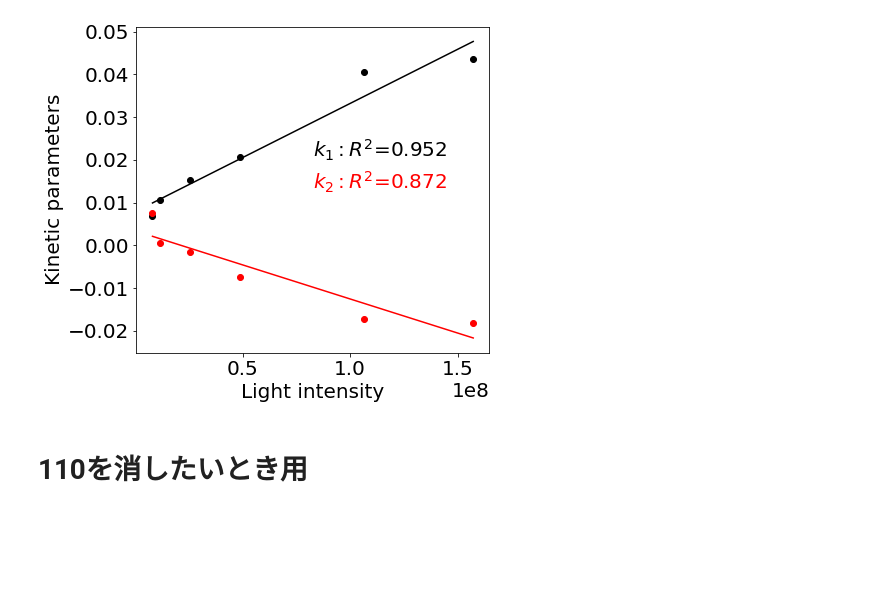
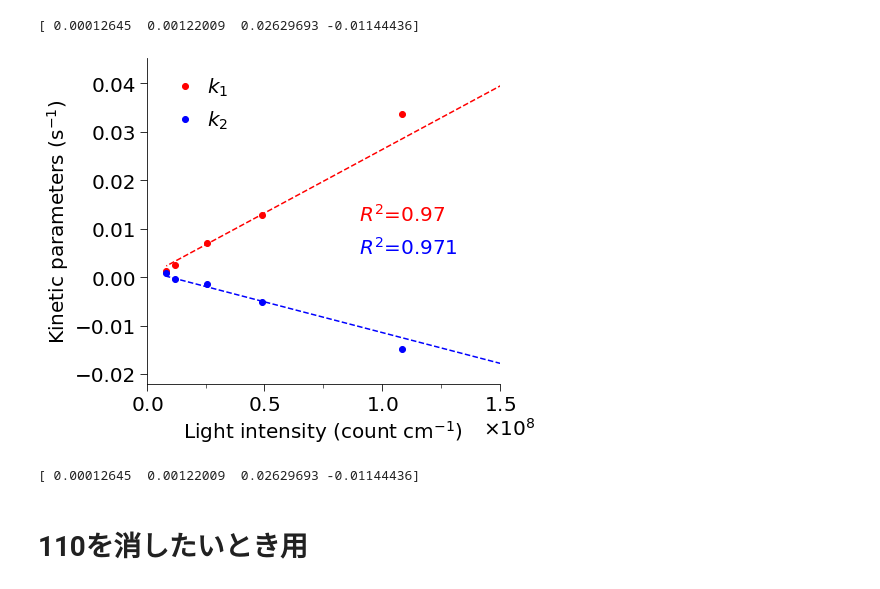
Before and after one commit to ryo0504/hjlab-decay-curve, a Jupyter notebook: src/light_intensity.ipynb, the cells around one changed output. Cells and saved outputs as stored; diff of their text form; code cells hidden in the pictures; blank space fills up the shorter version.

```diff
--- a/src/light_intensity.ipynb
+++ b/src/light_intensity.ipynb
@@ -98,62 +86,109 @@ print(df_fit_data, result_df)
 # %%
+# グラフ表示
+x_min = 0
+x_max = 17.5
+x_ticks = [0, 5*(10**7), 10*(10**7), 15*(10**7)]
+
 df_fit_data["light intensity"] = result_df["light intensity"].values
+
+# ラベルに10^7を表示するのでx軸を10^7で割る
 x = df_fit_data["light intensity"]
 y_1 = df_fit_data["k_1"]
 y_2 = df_fit_data["k_2"]
 
 plt.rcParams["font.family"] = "sans-serif"
 plt.rcParams["font.size"] = 20
+
+#軸主目盛り線の長さ
+plt.rcParams["xtick.major.size"] = 7
+plt.rcParams["ytick.major.size"] = 7
+#x軸補助目盛り線の長さ
+plt.rcParams["xtick.minor.size"] = 4
+
+plt.rcParams["legend.frameon"] = False
+
 fig, ax = plt.subplots(1, 1, figsize=(7, 6))
-ax.set_xlabel('Light intensity')
-ax.set_ylabel('Kinetic parameters')
+ax.set_xlabel('Light intensity (count $\mathrm{cm^{-1}}$)')
+# ax.set_xlabel('Light intensity ($10^{7}$ count $\mathrm{cm^{-1}}$)')
+ax.set_ylabel('Kinetic parameters ($\mathrm{s^{-1}}$)')
+
+# 軸の最大値、最小値、表示メモリ設定
+ax.set_xlim(x_min, x_max)
+ax.set_xticks(x_ticks)
+
+# x軸ラベルの下に空間を生成
+# ax.get_xaxis().set_tick_params(pad=8)
+
+# 目盛りを外に出す
+ax.tick_params(direction='out')
+
+# 2.5間隔で補助メモリ
+ax.xaxis.set_minor_locator(ticker.MultipleLocator(25000000))
+
+# ×10表記
+ax.xaxis.set_major_formatter(ScalarFormatter(useMathText=True))
+ax.get_xaxis().get_offset_text().set_position((1.1,0))
+
+# 枠線の消去
+ax.spines['right'].set_visible(False)
+ax.spines['top'].set_visible(False)
+
 fig.subplots_adjust(left=0.2)
-ax.plot(x, y_1, "o", color="black", lw='1')
-ax.plot(x, y_2, "o", color="red", lw='1')
-
+ax.plot(x, y_1, "o", color="red", lw='1', label="$k_1$")
+ax.plot(x, y_2, "o", color="blue", lw='1', label="$k_2$")
 
 def func(x, a, b):
     f = a*x + b
     return f
 
 # k1のフィット
 popt_1, pcov_1 = curve_fit(func,x,y_1)
 
 residuals_1 =  y_1 - func(x, popt_1[0],popt_1[1])
 rss_1 = np.sum(residuals_1**2)#residual sum of squares = rss
 tss_1 = np.sum((y_1-np.mean(y_1))**2)#total sum of squares = tss
 r_squared_1 = 1 - (rss_1 / tss_1)
-ax.plot(x,func(x, popt_1[0],popt_1[1]),'-', color="black")
+ax.plot(x,func(x, popt_1[0],popt_1[1]),'--', color="red")
 
-ax.annotate("$k_1: R^2$="+str(np.round(r_squared_1,3)), xy=(0.5, 0.6), xycoords='axes fraction')
+ax.annotate("$R^2$="+str(np.round(r_squared_1,3)), xy=(0.6, 0.5), xycoords='axes fraction', color='red')
 
 # kt1, kp1の算出　光強度10^8のとき
 k_t1 = popt_1[1]
 k_p1 = func(10**8, popt_1[0],popt_1[1])
 
 # k2のフィット
 popt_2, pcov_2 = curve_fit(func,x,y_2)
 
 residuals_2 =  y_2 - func(x, popt_2[0],popt_2[1])
 rss_2 = np.sum(residuals_2**2)#residual sum of squares = rss
 tss_2 = np.sum((y_2-np.mean(y_2))**2)#total sum of squares = tss
 r_squared_2 = 1 - (rss_2 / tss_2)
-ax.plot(x,func(x, popt_2[0],popt_2[1]),'-', color="red")
-ax.annotate("$k_2: R^2$="+str(np.round(r_squared_2,3)), xy=(0.5, 0.5), xycoords='axes fraction', color='red')
+ax.plot(x,func(x, popt_2[0],popt_2[1]),'--', color="blue")
+ax.annotate("$R^2$="+str(np.round(r_squared_2,3)), xy=(0.6, 0.4), xycoords='axes fraction', color='blue')
 
 # kt2, kp2の算出　光強度10^8のとき
 k_t2 = popt_2[1]
-k_p2 = func(10**8, popt_1[0],popt_2[1])
+k_p2 = func(10**8, popt_2[0], popt_2[1])
 
+# 凡例表示
+ax.legend(handletextpad=0.1)
 
 parameters_list = np.array([k_t1, k_t2, k_p1, k_p2])
+print(parameters_list)
 # %% [output]
+[ 0.00012645  0.00122009  0.02629693 -0.01144436]
-[figure, old version]
+[figure, new version]
 # %%
 # temp/kinetic_parametersにkt, kpを保存
 df_parameters = pd.DataFrame(parameters_list.reshape(1,-1), index=[temperature], columns=["k_t1", "k_t2", "k_p1", "k_p2"])
 df_parameters_dir = result_dir.split('vis')[0] + 'kinetic_parameters/'
 os.makedirs(df_parameters_dir, exist_ok=True)
 df_parameters.to_csv(df_parameters_dir + str(temperature) + "_parameters.csv", index=True)
+fig.savefig(df_parameters_dir + str(temperature) + "_parameters.png")
+
+print(parameters_list)
+# %% [output]
+[ 0.00012645  0.00122009  0.02629693 -0.01144436]
 # %% [markdown]
 # 110を消したいとき用
 # %%
```
Also changed, not shown: parts of 8 cells of this notebook, 3 other files.
